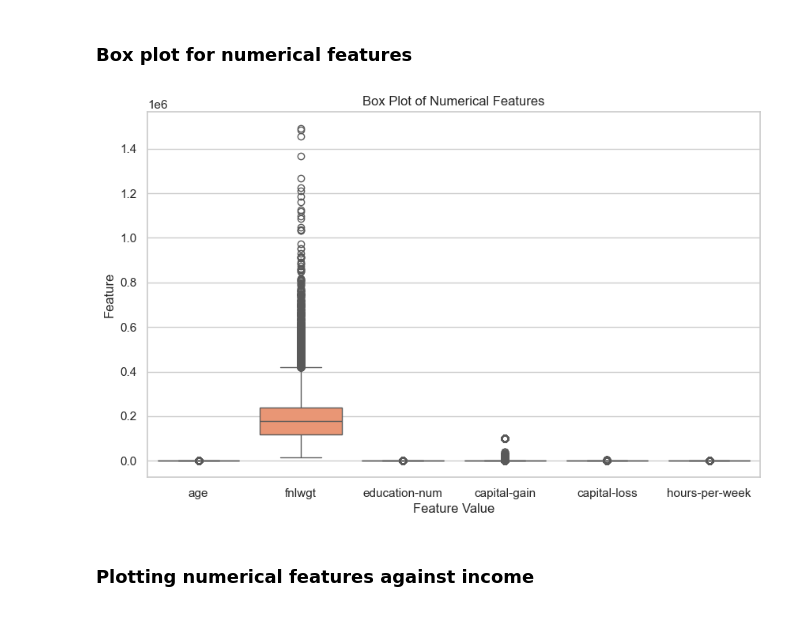
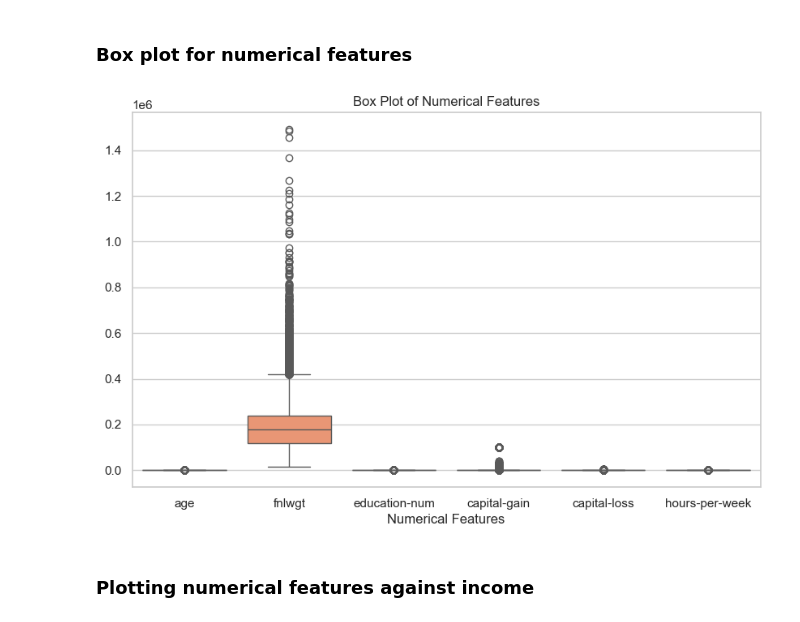
Before and after one commit to nikoyasam/MachineLearningCW, a Jupyter notebook: machine learninng/naive bayes.ipynb, the cells around one changed output. Saved outputs shown, nothing was run; the diff lists cells and outputs as text; code cells hidden in the pictures.

Commit message:
variable names changed

```diff
--- a/machine learninng/naive bayes.ipynb
+++ b/machine learninng/naive bayes.ipynb
@@ -14,16 +14,16 @@ from sklearn.metrics import roc_curve, roc_auc_score
 # %%
 # Load adult.data
 columns = ['age', 'workclass', 'fnlwgt', 'education', 'education-num', 'marital-status', 'occupation', 'relationship', 'race', 'sex', 'capital-gain', 'capital-loss', 'hours-per-week', 'native-country', 'income']
-adult_data = pd.read_csv('adult.data', names=columns, na_values=' ?', skipinitialspace=True)
+adult_data = pd.read_csv('adult.data', names=columns, na_values=' ?')
 
 # Load adult.test
-adult_test = pd.read_csv('adult.test', names=columns, na_values=' ?', skipinitialspace=True, skiprows=1)
+adult_test = pd.read_csv('adult.test', names=columns, na_values=' ?', skiprows=1)
 
 adult_test.loc[:, 'income'] = adult_test['income'].replace(regex=True, to_replace=r'\.', value=r'')
 # Combine both datasets
-Data_set = pd.concat([adult_data, adult_test], ignore_index=True)
-Data_set.reset_index(drop=True,inplace=True)
-Data_set
+Data_set_frame = pd.concat([adult_data, adult_test], ignore_index=True)
+Data_set_frame.reset_index(drop=True,inplace=True)
+Data_set_frame
 # %% [output]
 |  | age | workclass | fnlwgt | education | education-num | marital-status | occupation | relationship | ... |
 | 0 | 39 | State-gov | 77516 | Bachelors | 13 | Never-married | Adm-clerical | Not-in-family | ... |
@@ -50,7 +75,7 @@ Data_set.duplicated().values.any()
 True
 # %%
 # Drop duplicates
-Data_set_no_duplicates = Data_set.drop_duplicates()
+Data_set_no_duplicates = Data_set_frame.drop_duplicates()
 Data_set_no_duplicates
 # %% [output]
 |  | age | workclass | fnlwgt | education | education-num | marital-status | occupation | relationship | ... |
@@ -186,16 +180,15 @@ Summary of categorical features:
 # %%
 # Set the style of the plots
 sns.set(style="whitegrid")
 
 # Plot horizontal box plots for numerical features
 plt.figure(figsize=(10, 6))
-sns.boxplot(data=no_null_df2, orient="v", palette="Set2")
+sns.boxplot(data=no_null_df2, palette="Set2")
 plt.title("Box Plot of Numerical Features")
-plt.ylabel("Feature")
-plt.xlabel("Feature Value")
+plt.xlabel("Numerical Features")
 plt.show()
 # %% [output]
-[figure, old version]
+[figure, new version]
 # %% [markdown]
 ### Plotting numerical features against income
 # %%
```
Also changed, not shown: parts of 24 cells of this notebook, 1 other file.
